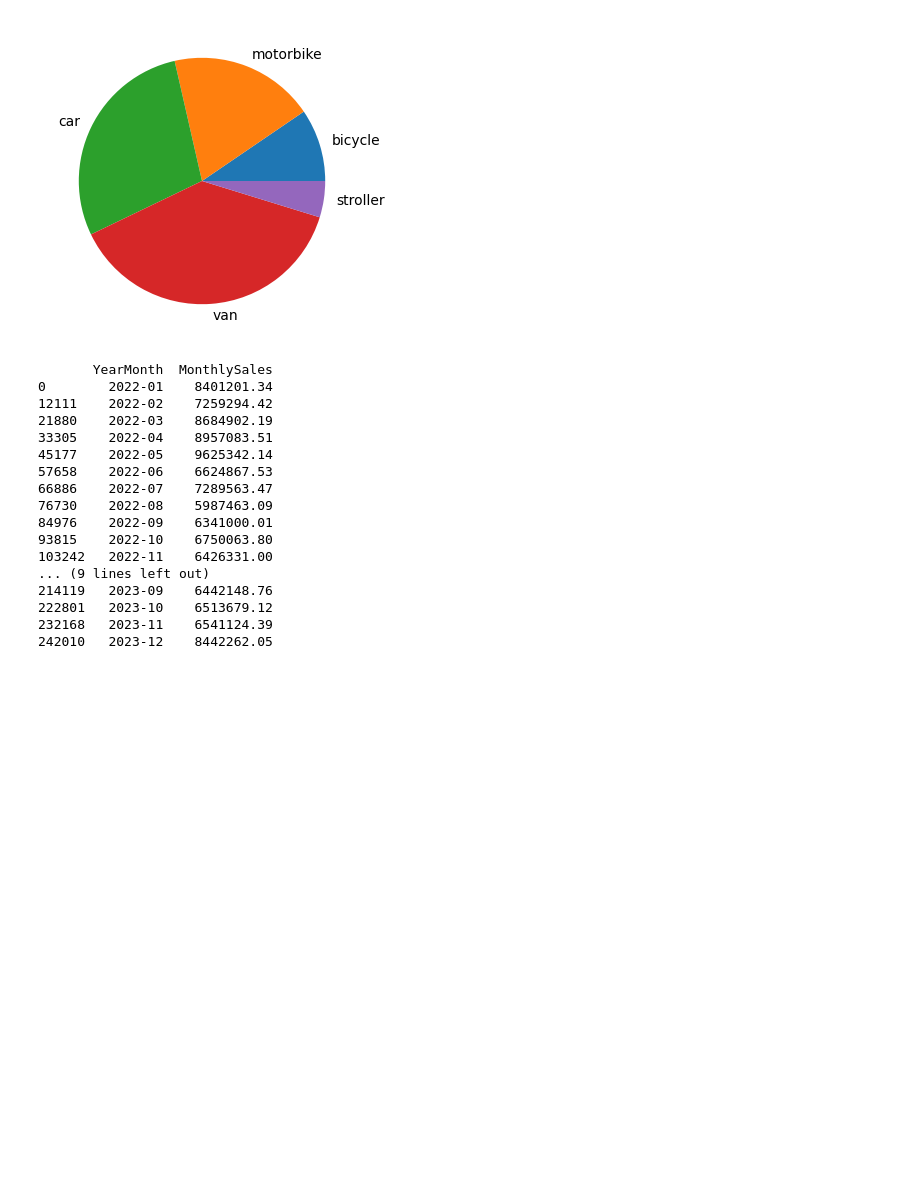
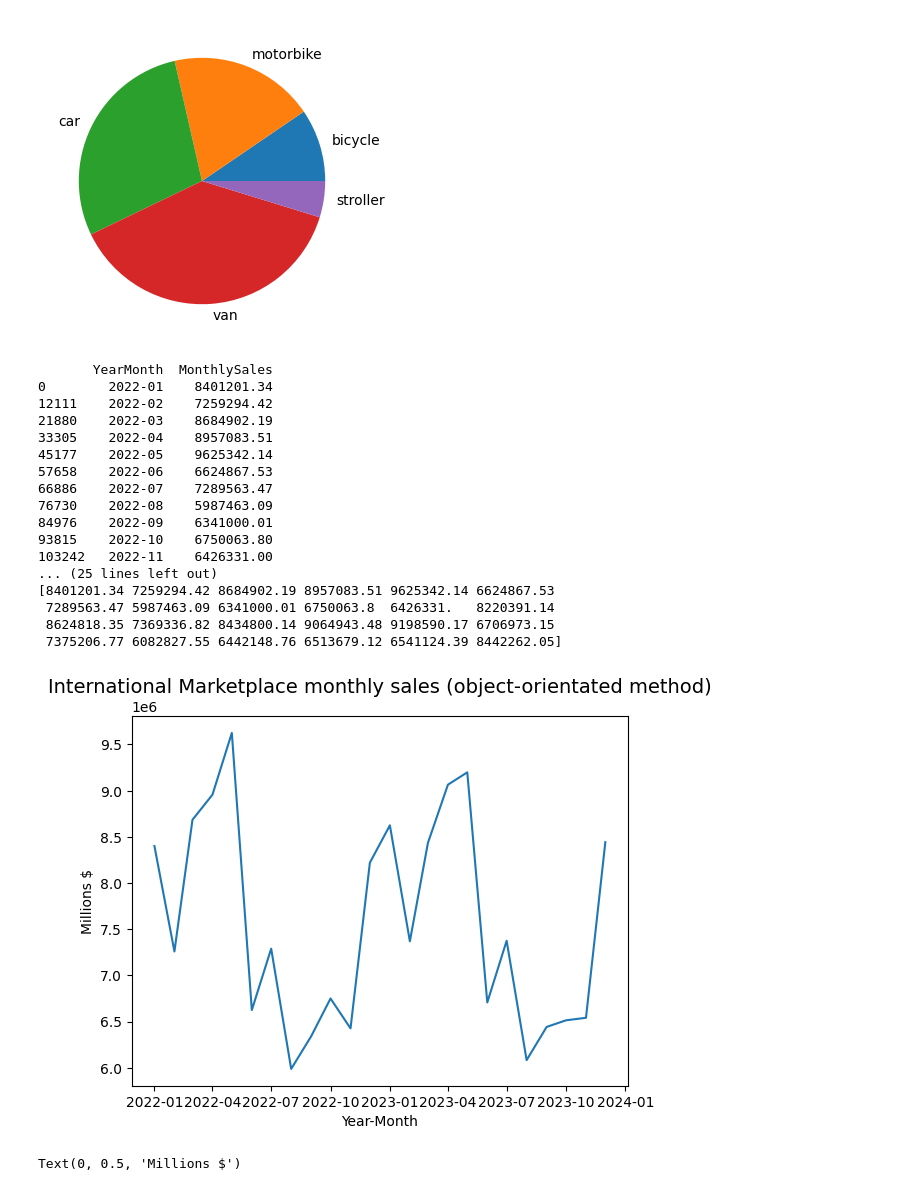
Before and after one commit to datamesse/python-studies, a Jupyter notebook: LinkedIn Learning exercises/Python for Data Science Essential Training Part 1.ipynb, the cells around one changed output. Saved outputs shown, nothing was run; the diff lists cells and outputs as text; code cells hidden in the pictures; blank space fills up the shorter version.

Commit message:
Working on graphing object-orientated method vs functional method

```diff
--- a/LinkedIn Learning exercises/Python for Data Science Essential Training Part 1.ipynb
+++ b/LinkedIn Learning exercises/Python for Data Science Essential Training Part 1.ipynb
@@ -931,24 +931,46 @@ df['OrderDate'] = pd.to_datetime(df['OrderDate'], format='%d/%m/%Y')
 # add Year Month column based on date column
 df['YearMonth'] = df['OrderDate'].dt.to_period("M")
 df = df.drop(['OrderDate'], axis=1)
-df['MonthlySales'] = groupby['Sales'].transform(np.sum)
+# add Monthly Sales column
+dfGrouped = df.groupby(['YearMonth'])
+df['MonthlySales'] = dfGrouped['Sales'].transform(np.sum)
 df = df.drop(['Sales'], axis=1)
+# remove the duplicated values and retain the first row
 df.drop_duplicates(keep='first', inplace = True)
 print(df)
 
-# df['OrderDate'] = pd.to_datetime(df['OrderDate'], errors = 'ignore')
 
 
-# sales.columns = ['OrderID', 'OrderLineID', 'CustomerID', 'CityID', 'ProductID', 'ShipMode', 'Quantity', 'DiscountPercentage', 'DiscountAmount', 'Sales', 'Profit', 'ProfitBin', 'OrderDate', 'ShipDate']
-# sales_summary = sales.drop(['OrderID', 'OrderLineID', 'CustomerID', 'CityID', 'ProductID', 'ShipMode', 'Quantity', 'DiscountPercentage', 'DiscountAmount', 'Profit', 'ProfitBin', 'ShipDate'], axis = 1)
-# sales_groups = sales_summary.groupby(sales_summary['OrderDate'])
-# sum_sales = pd.DataFrame(sales_groups.sum())
-
-# result = sum_sales.dtypes
-# print(result)
+# re-arrange data for plotting
+df['YearMonth'] = pd.to_datetime(df['YearMonth'].astype(str) + '-01')
+yearMonth = df.loc[:, 'YearMonth'].values
+monthlySales = df.loc[:, 'MonthlySales'].values
+print(yearMonth)
+print(monthlySales)
 
 
-# sum_sales.plot()
+
+# object-orientated plotting method
+# setting aside instructions from the original video
+# instead following this article: https://neuraldatascience.io/4-viz/proc_vs_oo.html
+# https://matplotlib.org/stable/api/_as_gen/matplotlib.axes.Axes.set_title.html
+
+fig, ax = plt.subplots()
+ax.plot(yearMonth, monthlySales)
+ax.set_title('International Marketplace monthly sales (object-orientated method)',
+             {'fontsize':14},'center')
+ax.set_xlabel('Year-Month')
+ax.set_ylabel('Millions $')
+plt.show()
+
+
+
+# functional plotting method
+plt.plot(yearMonth, monthlyProfit, c = 'b', marker = '.', markersize = 10)
+plt.xticks(fontsize = 8)
+plt.yticks(fontsize = 8)
+plt.xlabel('Year-Month', fontsize = 10)
+plt.ylabel('Millions $', fontsize = 10)
 
 
 
@@ -956,49 +978,45 @@ print(df)
 # fig = plt.figure()
 # ax = fig.add_axes([.1,.1,1,1])
 
-
-
 # df = pd.DataFrame(sales_groups.sum())
-
-
 
 # df.OrderDate = pd.to_datetime(df.['OrderDate'])
 # dg = df.groupby(pd.Grouper(key='OrderDate', freq='1M')).sum() # groupby each 1 month
-
-
 
 # table_to_graph = sales_groups.count()
 
 # fig = plt.figure()
 # ax = fig.add_axes()
 # ax.set_title('Title for the graph')
 # ax.set_xlabel('Satellite status')
 # ax.set_ylabel('Number of satellites')
 
 # create figure first because this is OO then add axes
 # fig = plt.figure()
 # ax = fig.add_axes([.1,.1,1,1])
 
 # ax.set_xticks(range(7))
 # ax.set_xticklabels(satellites_summary.status, rotation=60, fontsize='medium')
 # table_to_graph.set_title('Title for the graph')
 # table_to_graph.set_xlabel('Satellite status')
 # table_to_graph.set_ylabel('Number of satellites')
 # %% [output]
        YearMonth  MonthlySales
 0        2022-01    8401201.34
 12111    2022-02    7259294.42
 21880    2022-03    8684902.19
 33305    2022-04    8957083.51
 45177    2022-05    9625342.14
 57658    2022-06    6624867.53
 66886    2022-07    7289563.47
 76730    2022-08    5987463.09
 84976    2022-09    6341000.01
 93815    2022-10    6750063.80
 103242   2022-11    6426331.00
-... (9 lines left out)
-214119   2023-09    6442148.76
-222801   2023-10    6513679.12
-232168   2023-11    6541124.39
-242010   2023-12    8442262.05
+... (25 lines left out)
+[8401201.34 7259294.42 8684902.19 8957083.51 9625342.14 6624867.53
+ 7289563.47 5987463.09 6341000.01 6750063.8  6426331.   8220391.14
+ 8624818.35 7369336.82 8434800.14 9064943.48 9198590.17 6706973.15
+ 7375206.77 6082827.55 6442148.76 6513679.12 6541124.39 8442262.05]
+[figure, added]
+Text(0, 0.5, 'Millions $')
```
Also changed, not shown: parts of 1 cell of this notebook.
